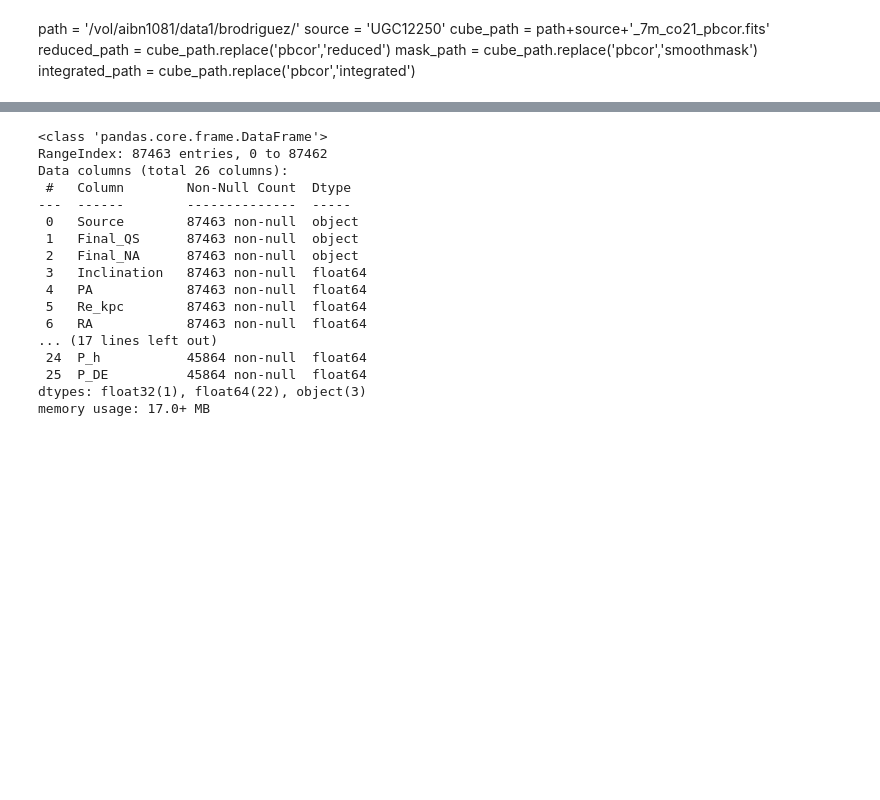
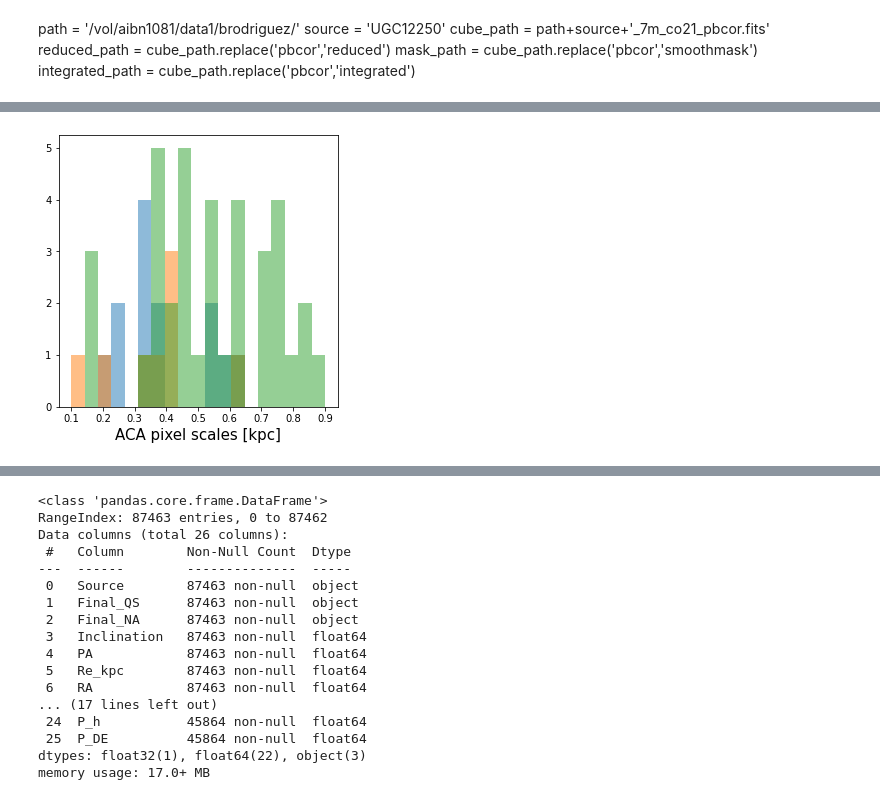
Before and after one commit to Bruno-Rodriguez/quenching-nearby-galaxies, a Jupyter notebook: create_database.ipynb, the cells around one changed output, grey strips where cells are left out. Drawn from its saved outputs; the diff is of its cells as text; code cells hidden in the pictures; blank space fills up the shorter version.

```diff
--- a/create_database.ipynb
+++ b/create_database.ipynb
@@ -196,0 +223,41 @@ warnings.filterwarnings(action='ignore', category=SpectralCubeWarning,
+# %%
+for source in sources[:]:
+    #print('\nInitializing source',source)
+    #M_star, califa_hdr = get_data(califaoutpath+source+'_Mstar.fits',header=True)
+    Ha_mask = get_data(califaoutpath+source+'_Ha_mask.fits')
+    F_Ha = get_data(califaoutpath+source+'_F_Ha.fits')
+    eF_Ha = get_data(califaoutpath+source+'_eF_Ha.fits')
+    if (F_Ha[Ha_mask]/eF_Ha[Ha_mask]<3).any():
+    #if (F_Ha/eF_Ha<1).any():
+        print('Source:',source)
+# %%
+scales = []
+areas = []
+for source in sources[:]:
+    #print('\nInitializing source',source)
+    z = aca_table.loc[source,'z_stars']
+    inc = aca_table.loc[source,'inclination_califa']
+    cos = np.cos(np.deg2rad(inc))
+    D_lum = cosmo.luminosity_distance(z)
+    D_ang = cosmo.angular_diameter_distance(z)
+
+    CO_int, aca_hdr = get_data(acaoutpath+source+'_integrated.fits',header=True)
+    pix_scale_aca = (np.deg2rad(aca_hdr['CDELT2'])*D_ang).to(u.kpc).value
+    pix_area_aca = ((np.deg2rad(aca_hdr['CDELT2'])*D_ang)**2).to(u.kpc**2).value/cos
+    #M_star, califa_hdr = get_data(califaoutpath+source+'_Mstar.fits',header=True)
+    #pix_scale_califa = califa_hdr['PC2_2']*3600 # pixel size in arcsec
+    #pix_area_califa = ((np.deg2rad(califa_hdr['PC2_2'])*D_ang)**2).to(u.kpc**2)
+
+    scales.append(pix_scale_aca)
+    areas.append(pix_area_aca)
+areas = np.array(areas)
+scales = np.array(scales)
+# %%
+fig, ax = plt.subplots(figsize=(5,5))
+ax.hist(scales[np.isin(sources,scale1_sources)],alpha=0.5,bins=np.linspace(0.1,0.9,20))
+ax.hist(scales[np.isin(sources,scale125_sources)],alpha=0.5,bins=np.linspace(0.1,0.9,20))
+ax.hist(scales[np.isin(sources,scale15_sources)],alpha=0.5,bins=np.linspace(0.1,0.9,20))
+ax.set_xlabel(r'ACA pixel scales [kpc]',size=15)
+plt.show()
+# %% [output]
+[figure, added]
```
Also changed, not shown: parts of 22 cells of this notebook, 1 other file.
